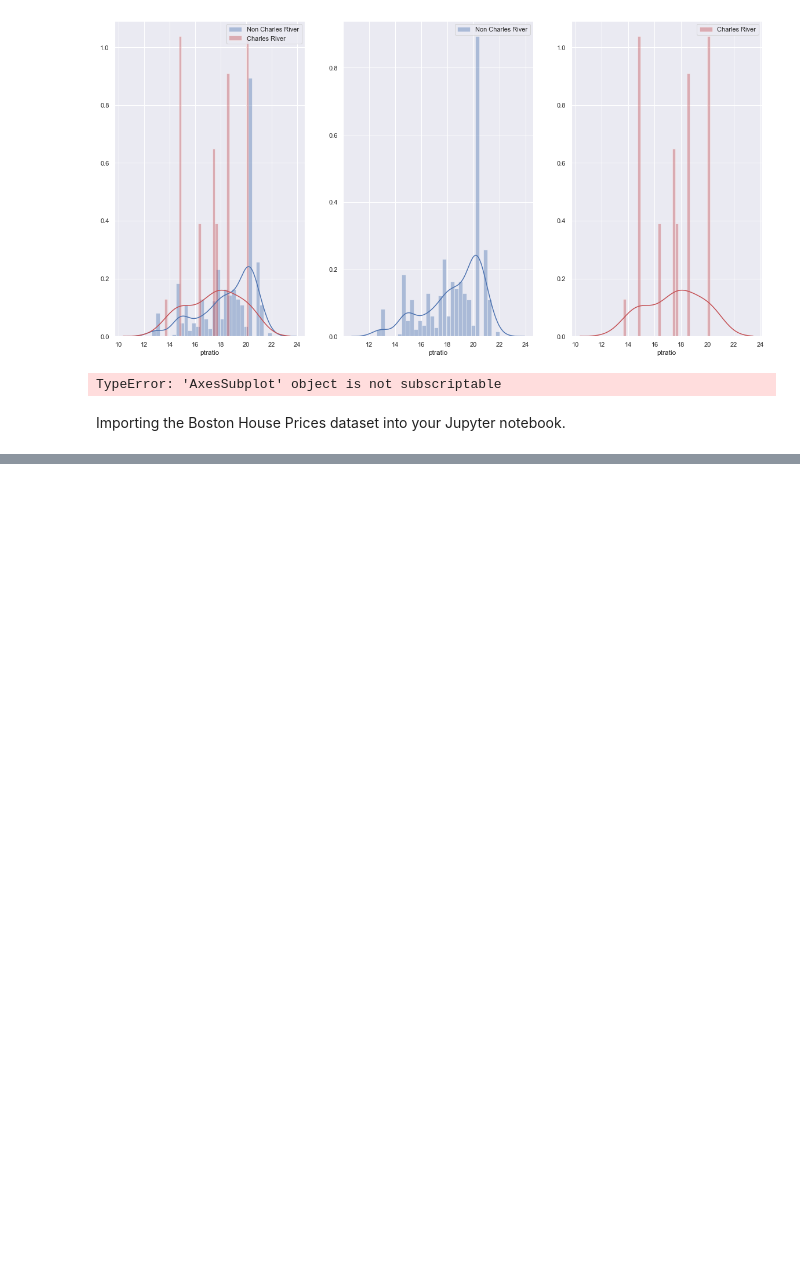
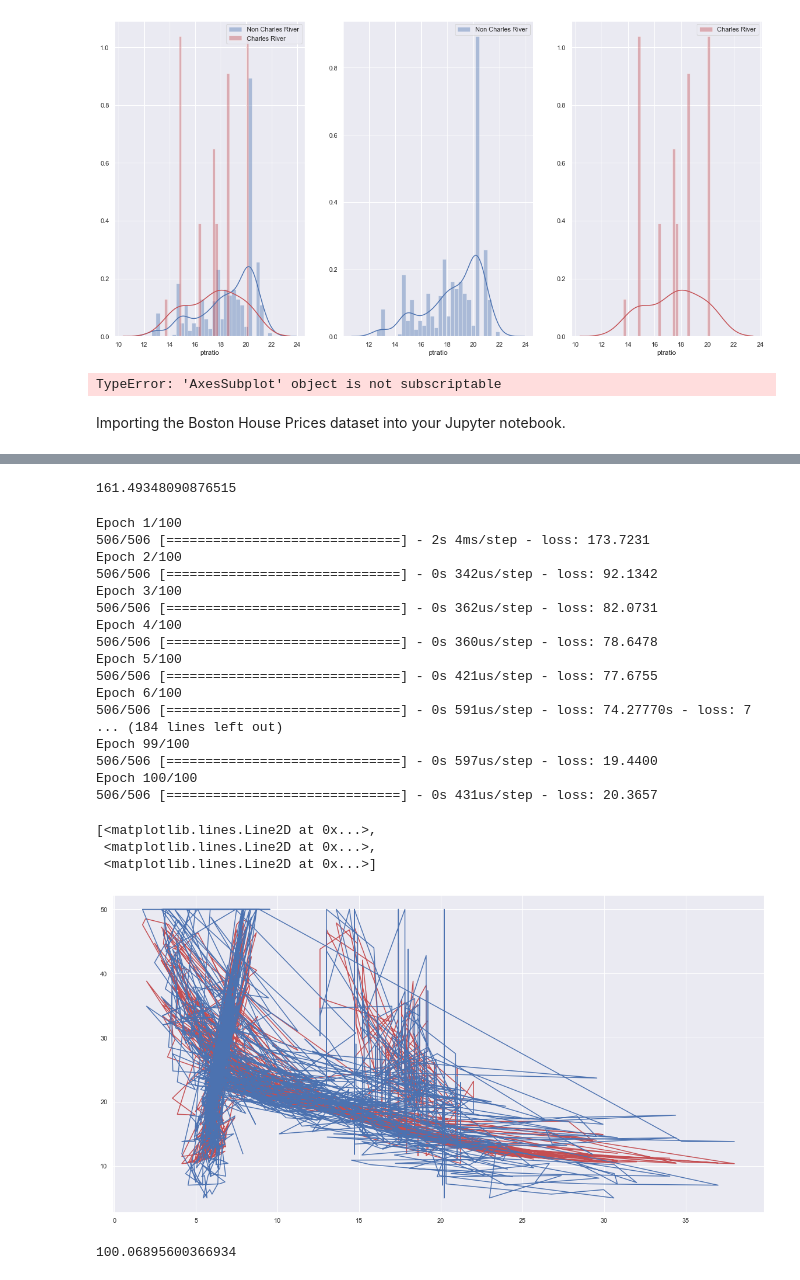
Before and after one commit to G00364690/MLS-Project, a Jupyter notebook: MLS Project.ipynb, the cells around one changed output, grey strips where cells are left out. Drawn from its saved outputs; the diff is of its cells as text; code cells hidden in the pictures; blank space fills up the shorter version.

```diff
--- a/MLS Project.ipynb
+++ b/MLS Project.ipynb
@@ -461,5 +482,5 @@ output.head(5)
 #inputs = df[["crim", "zn", "indus", "chas", "nox", "rm", "dis", "rad", "tax", "ptratio", "b","lstat","medv"]]
 #inputs.head(5)
 # %%
-inputs = df[["rm","lstat"]]
+inputs = df[["rm","lstat","ptratio"]]
 inputs.head(5)
@@ -470,7 +498,7 @@ m = kr.models.Sequential()
 #5 inputs
 #change linear to sigmoid if you want. Try to mix & match layers to figure it out
 #IMPORTANT be careful that it doesn't just regress towards the mean
-m.add(kr.layers.Dense(10, input_dim=2, activation="linear")) #kernel_initializer="ones", bias_initializer="zeros"))
+m.add(kr.layers.Dense(10, input_dim=3, activation="linear")) #kernel_initializer="ones", bias_initializer="zeros"))
 m.add(kr.layers.Dense(10, activation="linear")) #kernel_initializer="ones", bias_initializer="zeros"))
 m.add(kr.layers.Dense(1, activation="linear"))
 
@@ -495,19 +581,64 @@ output.as_matrix()
 #Sum up the squared losses & take SQRT (mean squared error)
 
 np.sqrt(np.sum((output.as_matrix() - m.predict(inputs).T)**2))
+# %% [output]
+161.49348090876515
 # %%
+m = kr.models.Sequential()
+
+#5 inputs
+#change linear to sigmoid if you want. Try to mix & match layers to figure it out
+#IMPORTANT be careful that it doesn't just regress towards the mean
+m.add(kr.layers.Dense(10, input_dim=3, activation="sigmoid")) #kernel_initializer="ones")) #bias_initializer="zeros"))
+m.add(kr.layers.Dense(500, activation="sigmoid")) #kernel_initializer="ones")) #bias_initializer="zeros"))
+m.add(kr.layers.Dense(500, activation="linear")) #kernel_initializer="ones")) #bias_initializer="zeros"))
+m.add(kr.layers.Dense(1, activation="linear"))
+
+m.compile(loss="mean_squared_error", optimizer="adam") #optimizer updates weights after every iteration
+
 #Train the model
 #All x and y values are passed through 15 times
 #epochs are full passes through the NN
-m.fit(inputs, output, epochs=15,batch_size=10)
+m.fit(inputs, output, epochs=100,batch_size=32)
+#epochs too few limits potential of model, too many may over fit to the data.
+#batch size too low patterns less repeating, too high learning slows. Try powers of 2.
 
 #Run each x value through the neural network
-p = m.predict(inputs)
+prediction = m.predict(inputs)
+
+
 
 #Plot the values
 #Just plotting p versus y in this instance
-plt.plot(inputs, p, "r-", label="Prediction")
-plt.plot(inputs, output, "k-", label="Original")
+plt.plot(inputs, prediction, "r", label="Prediction")
+plt.plot(inputs, output, "b", label="Original")
+# %% [output]
+Epoch 1/100
+506/506 [==============================] - 2s 4ms/step - loss: 173.7231
+Epoch 2/100
+506/506 [==============================] - 0s 342us/step - loss: 92.1342
+Epoch 3/100
+506/506 [==============================] - 0s 362us/step - loss: 82.0731
+Epoch 4/100
+506/506 [==============================] - 0s 360us/step - loss: 78.6478
+Epoch 5/100
+506/506 [==============================] - 0s 421us/step - loss: 77.6755
+Epoch 6/100
+506/506 [==============================] - 0s 591us/step - loss: 74.27770s - loss: 7
+... (184 lines left out)
+Epoch 99/100
+506/506 [==============================] - 0s 597us/step - loss: 19.4400
+Epoch 100/100
+506/506 [==============================] - 0s 431us/step - loss: 20.3657
+[<matplotlib.lines.Line2D at 0x...>,
+ <matplotlib.lines.Line2D at 0x...>,
+ <matplotlib.lines.Line2D at 0x...>]
+[figure, added]
+# %%
+#mean squared error
+np.sqrt(np.sum((output.as_matrix() - m.predict(inputs).T)**2))
+# %% [output]
+100.06895600366934
 # %%
 #create new neural network
 m = kr.models.Sequential()
```
Also changed, not shown: parts of 6 cells of this notebook.
